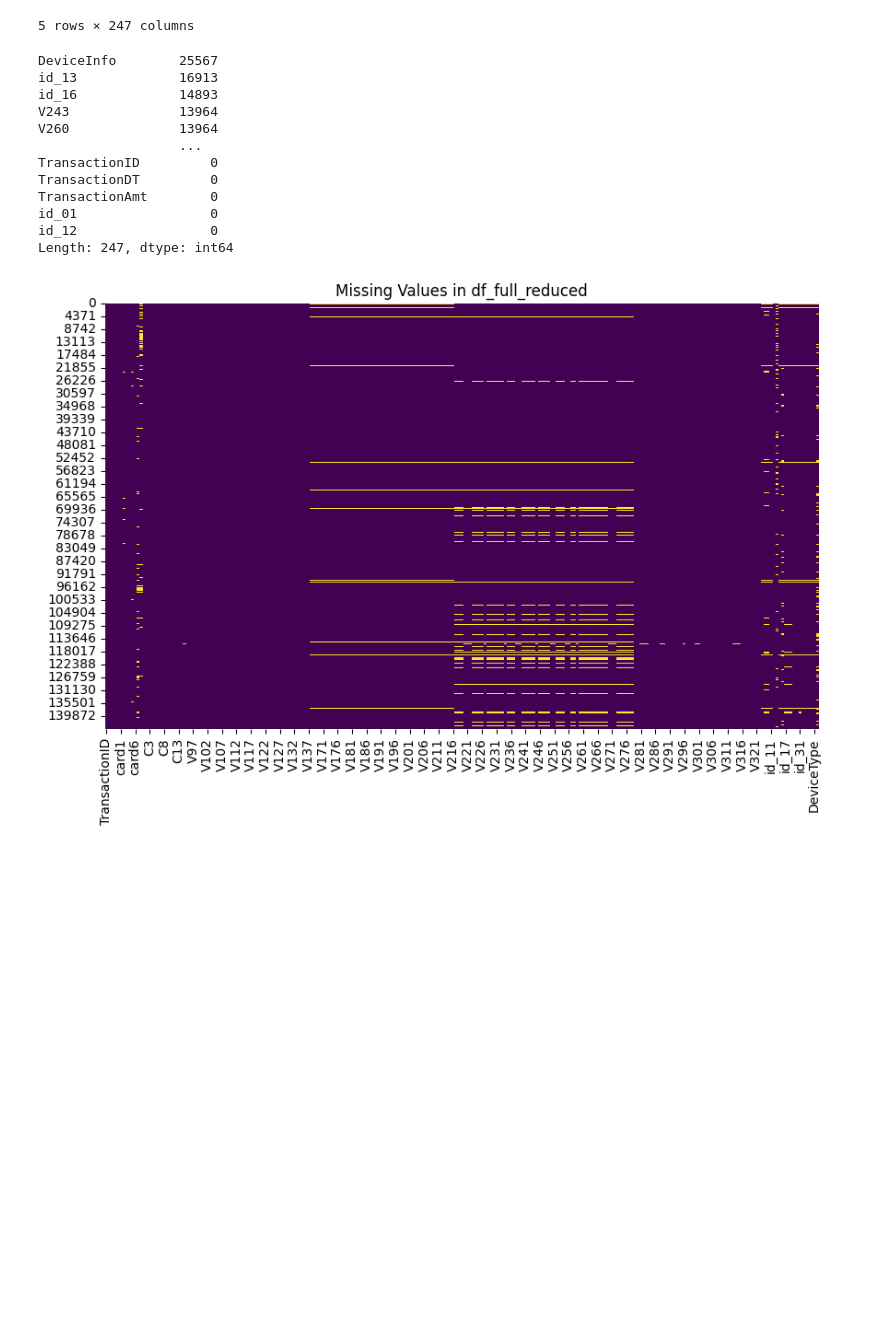
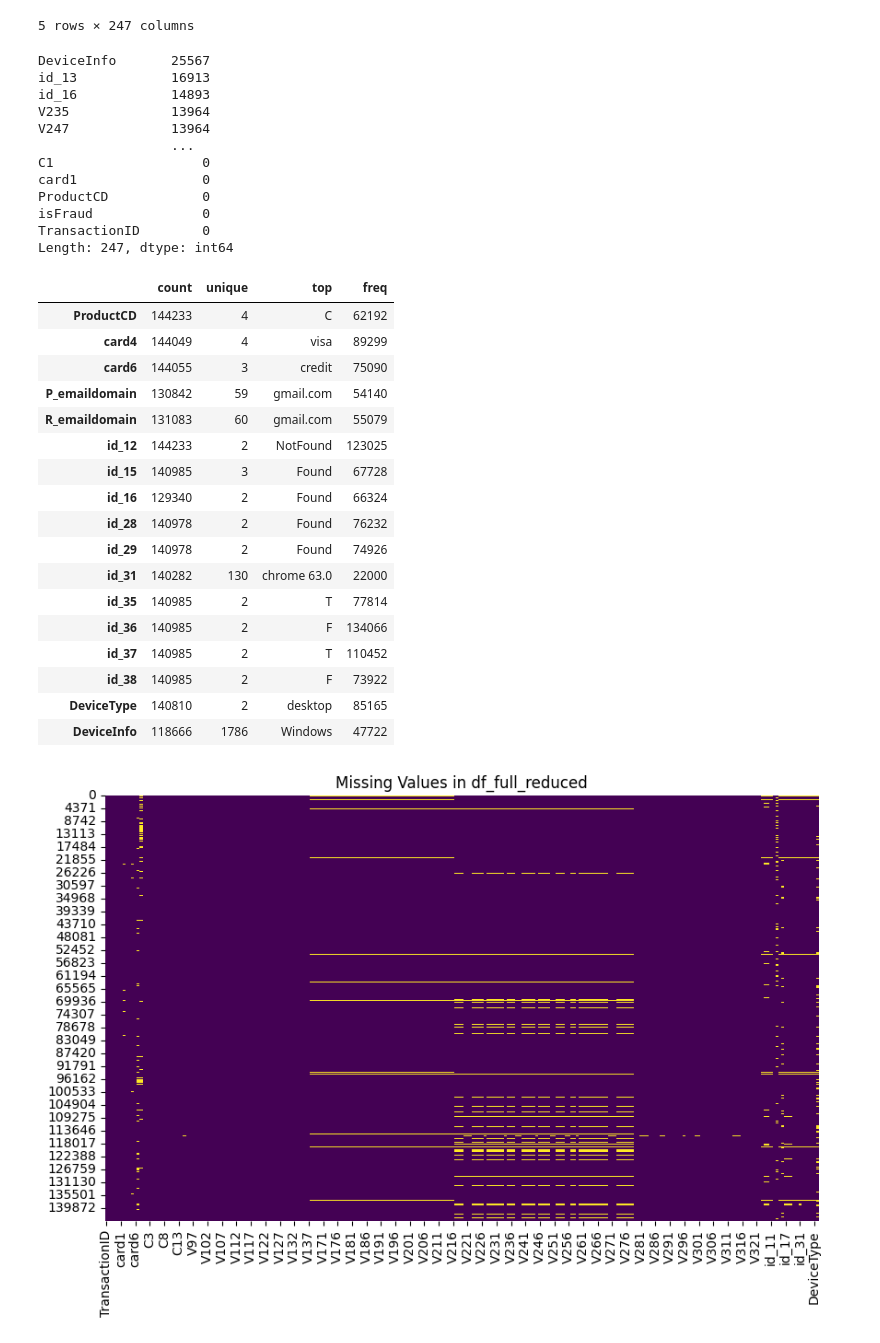
Before and after one commit to Darkwizardgeo/TP-Grupo-S-Fraud-Detection, a Jupyter notebook: DCDDyAA_U5_GRUPO_S_TPF.ipynb, the cells around one changed output. Drawn from its saved outputs; the diff is of its cells as text; code cells hidden in the pictures; blank space fills up the shorter version.

```diff
--- a/DCDDyAA_U5_GRUPO_S_TPF.ipynb
+++ b/DCDDyAA_U5_GRUPO_S_TPF.ipynb
@@ -27,6 +34,6 @@ import seaborn as sns
 # %%
-df_tr = pd.read_csv('./train_transaction.csv')
-df_id = pd.read_csv('./train_identity.csv')
+df_tr = pd.read_csv('./dataset/train_transaction.csv')
+df_id = pd.read_csv('./dataset/train_identity.csv')
 # %%
 df_tr.head()
 # %% [output]
@@ -142,18 +132,39 @@ df_full_reduced.head()
 # %%
 df_full_reduced.isna().sum().sort_values(ascending=False)
 # %% [output]
-DeviceInfo        25567
-id_13             16913
-id_16             14893
-V243              13964
-V260              13964
-                  ...
-TransactionID         0
-TransactionDT         0
-TransactionAmt        0
-id_01                 0
-id_12                 0
+DeviceInfo       25567
+id_13            16913
+id_16            14893
+V235             13964
+V247             13964
+                 ...
+C1                   0
+card1                0
+ProductCD            0
+isFraud              0
+TransactionID        0
 Length: 247, dtype: int64
+# %%
+df_full_reduced.describe(include='object').T
+# %% [output]
+|  | count | unique | top | freq |
+| ProductCD | 144233 | 4 | C | 62192 |
+| card4 | 144049 | 4 | visa | 89299 |
+| card6 | 144055 | 3 | credit | 75090 |
+| P_emaildomain | 130842 | 59 | gmail.com | 54140 |
+| R_emaildomain | 131083 | 60 | gmail.com | 55079 |
+| id_12 | 144233 | 2 | NotFound | 123025 |
+| id_15 | 140985 | 3 | Found | 67728 |
+| id_16 | 129340 | 2 | Found | 66324 |
+| id_28 | 140978 | 2 | Found | 76232 |
+| id_29 | 140978 | 2 | Found | 74926 |
+| id_31 | 140282 | 130 | chrome 63.0 | 22000 |
+| id_35 | 140985 | 2 | T | 77814 |
+| id_36 | 140985 | 2 | F | 134066 |
+| id_37 | 140985 | 2 | T | 110452 |
+| id_38 | 140985 | 2 | F | 73922 |
+| DeviceType | 140810 | 2 | desktop | 85165 |
+| DeviceInfo | 118666 | 1786 | Windows | 47722 |
 # %%
 def visualize_missing_values(dataset, title):
     plt.figure(figsize=(10, 6))
```
Also changed, not shown: parts of 10 cells of this notebook, 5 other files.
